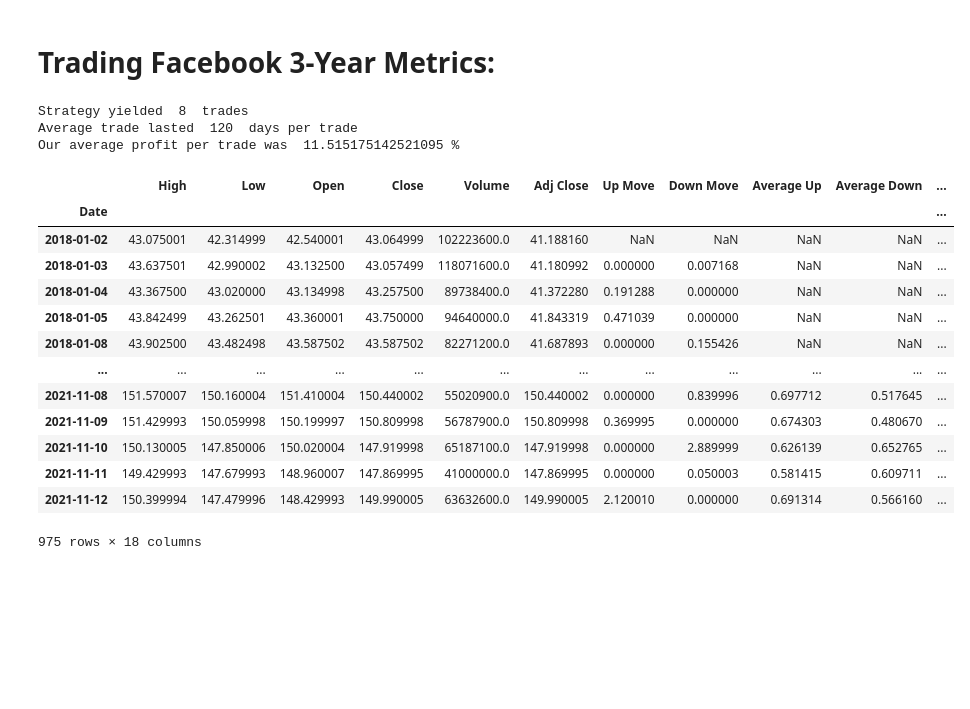
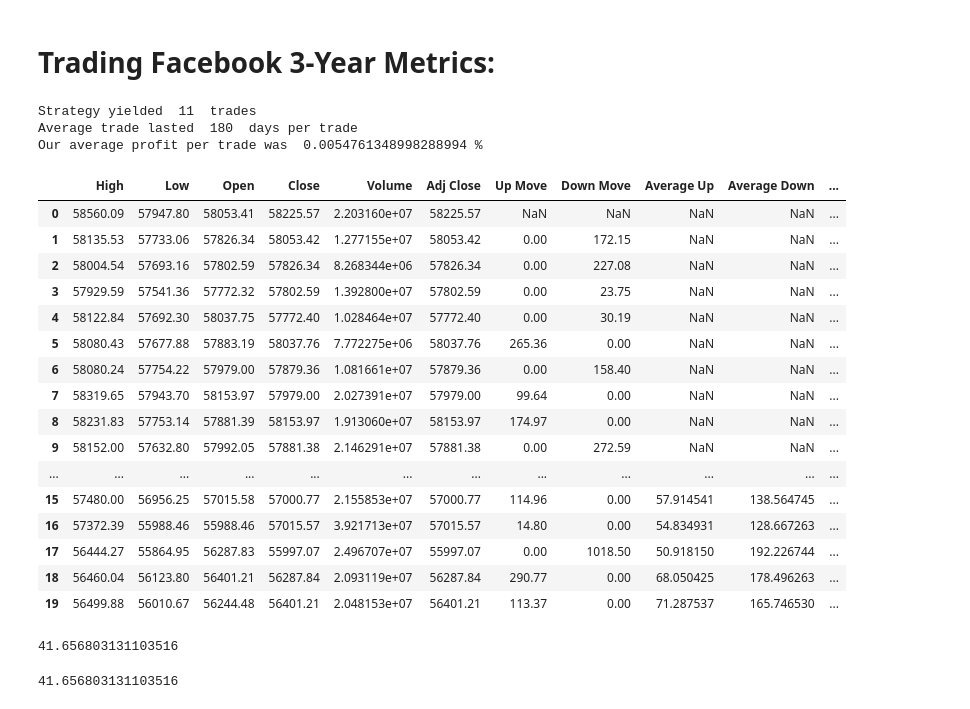
Before and after one commit to Callyong/Trading_Study, a Jupyter notebook: RSI_Sample_works.ipynb, the cells around one changed output. Saved outputs shown, nothing was run; the diff lists cells and outputs as text; code cells hidden in the pictures; blank space fills up the shorter version.

Commit message:
edited RSI code to .iloc

```diff
--- a/RSI_Sample_works.ipynb
+++ b/RSI_Sample_works.ipynb
@@ -26,0 +33,13 @@ df.tail()
+# %%
+
+base = 'https://api.huobi.pro'
+url = '/market/history/kline?period=5min&size=2000&symbol=ethbtc'
+final_url = base + url
+reqs = requests.get(final_url)
+
+df = pd.DataFrame(reqs.json()['data'])
+df.rename(columns={'high':'High','low':'Low','open':'Open','close':'Close','vol':'Volume'},inplace=True)
+df['Adj Close']= df['Close']
+df = df[['High','Low','Open','Close','Volume','Adj Close']]
+
+df
@@ -165,7 +216,7 @@ plt.show()
 ## Number of trades
 trade_count = df['Buy Signal'].count()
 ## Average Profit per/trade:
-average_profit = ((df['Strategy'][-1] / df['Strategy'][15])**(1/trade_count))-1
+average_profit = ((df['Strategy'].iloc[-1] / df['Strategy'].iloc[15])**(1/trade_count))-1
 ## Number of days per/trade
 total_days = df['Long Tomorrow'].count()
 average_days = int(total_days / trade_count)
@@ -173,23 +224,34 @@ print('Strategy yielded ', trade_count, ' trades')
 print('Average trade lasted ', average_days, ' days per trade')
 print('Our average profit per trade was ', average_profit*100, '%')
 # %% [output]
-Strategy yielded  8  trades
-Average trade lasted  120  days per trade
-Our average profit per trade was  11.515175142521095 %
+Strategy yielded  11  trades
+Average trade lasted  180  days per trade
+Our average profit per trade was  0.0054761348998288994 %
 # %%
-df
+df.head(20)
 # %% [output]
 |  | High | Low | Open | Close | Volume | Adj Close | Up Move | Down Move | Average Up | Average Down | ... |
-| Date |  |  |  |  |  |  |  |  |  |  | ... |
-| 2018-01-02 | 43.075001 | 42.314999 | 42.540001 | 43.064999 | 102223600.0 | 41.188160 | NaN | NaN | NaN | NaN | ... |
-| 2018-01-03 | 43.637501 | 42.990002 | 43.132500 | 43.057499 | 118071600.0 | 41.180992 | 0.000000 | 0.007168 | NaN | NaN | ... |
-| 2018-01-04 | 43.367500 | 43.020000 | 43.134998 | 43.257500 | 89738400.0 | 41.372280 | 0.191288 | 0.000000 | NaN | NaN | ... |
-| 2018-01-05 | 43.842499 | 43.262501 | 43.360001 | 43.750000 | 94640000.0 | 41.843319 | 0.471039 | 0.000000 | NaN | NaN | ... |
-| 2018-01-08 | 43.902500 | 43.482498 | 43.587502 | 43.587502 | 82271200.0 | 41.687893 | 0.000000 | 0.155426 | NaN | NaN | ... |
+| 0 | 58560.09 | 57947.80 | 58053.41 | 58225.57 | 2.203160e+07 | 58225.57 | NaN | NaN | NaN | NaN | ... |
+| 1 | 58135.53 | 57733.06 | 57826.34 | 58053.42 | 1.277155e+07 | 58053.42 | 0.00 | 172.15 | NaN | NaN | ... |
+| 2 | 58004.54 | 57693.16 | 57802.59 | 57826.34 | 8.268344e+06 | 57826.34 | 0.00 | 227.08 | NaN | NaN | ... |
+| 3 | 57929.59 | 57541.36 | 57772.32 | 57802.59 | 1.392800e+07 | 57802.59 | 0.00 | 23.75 | NaN | NaN | ... |
+| 4 | 58122.84 | 57692.30 | 58037.75 | 57772.40 | 1.028464e+07 | 57772.40 | 0.00 | 30.19 | NaN | NaN | ... |
+| 5 | 58080.43 | 57677.88 | 57883.19 | 58037.76 | 7.772275e+06 | 58037.76 | 265.36 | 0.00 | NaN | NaN | ... |
+| 6 | 58080.24 | 57754.22 | 57979.00 | 57879.36 | 1.081661e+07 | 57879.36 | 0.00 | 158.40 | NaN | NaN | ... |
+| 7 | 58319.65 | 57943.70 | 58153.97 | 57979.00 | 2.027391e+07 | 57979.00 | 99.64 | 0.00 | NaN | NaN | ... |
+| 8 | 58231.83 | 57753.14 | 57881.39 | 58153.97 | 1.913060e+07 | 58153.97 | 174.97 | 0.00 | NaN | NaN | ... |
+| 9 | 58152.00 | 57632.80 | 57992.05 | 57881.38 | 2.146291e+07 | 57881.38 | 0.00 | 272.59 | NaN | NaN | ... |
 | ... | ... | ... | ... | ... | ... | ... | ... | ... | ... | ... | ... |
-| 2021-11-08 | 151.570007 | 150.160004 | 151.410004 | 150.440002 | 55020900.0 | 150.440002 | 0.000000 | 0.839996 | 0.697712 | 0.517645 | ... |
-| 2021-11-09 | 151.429993 | 150.059998 | 150.199997 | 150.809998 | 56787900.0 | 150.809998 | 0.369995 | 0.000000 | 0.674303 | 0.480670 | ... |
-| 2021-11-10 | 150.130005 | 147.850006 | 150.020004 | 147.919998 | 65187100.0 | 147.919998 | 0.000000 | 2.889999 | 0.626139 | 0.652765 | ... |
-| 2021-11-11 | 149.429993 | 147.679993 | 148.960007 | 147.869995 | 41000000.0 | 147.869995 | 0.000000 | 0.050003 | 0.581415 | 0.609711 | ... |
-| 2021-11-12 | 150.399994 | 147.479996 | 148.429993 | 149.990005 | 63632600.0 | 149.990005 | 2.120010 | 0.000000 | 0.691314 | 0.566160 | ... |
+| 15 | 57480.00 | 56956.25 | 57015.58 | 57000.77 | 2.155853e+07 | 57000.77 | 114.96 | 0.00 | 57.914541 | 138.564745 | ... |
+| 16 | 57372.39 | 55988.46 | 55988.46 | 57015.57 | 3.921713e+07 | 57015.57 | 14.80 | 0.00 | 54.834931 | 128.667263 | ... |
+| 17 | 56444.27 | 55864.95 | 56287.83 | 55997.07 | 2.496707e+07 | 55997.07 | 0.00 | 1018.50 | 50.918150 | 192.226744 | ... |
+| 18 | 56460.04 | 56123.80 | 56401.21 | 56287.84 | 2.093119e+07 | 56287.84 | 290.77 | 0.00 | 68.050425 | 178.496263 | ... |
+| 19 | 56499.88 | 56010.67 | 56244.48 | 56401.21 | 2.048153e+07 | 56401.21 | 113.37 | 0.00 | 71.287537 | 165.746530 | ... |
-975 rows × 18 columns
+# %%
+df['Strategy'][15]
+# %% [output]
+41.656803131103516
+# %%
+df['Strategy'].iloc[15]
+# %% [output]
+41.656803131103516
```
Also changed, not shown: parts of 9 cells of this notebook, 1 other file.
